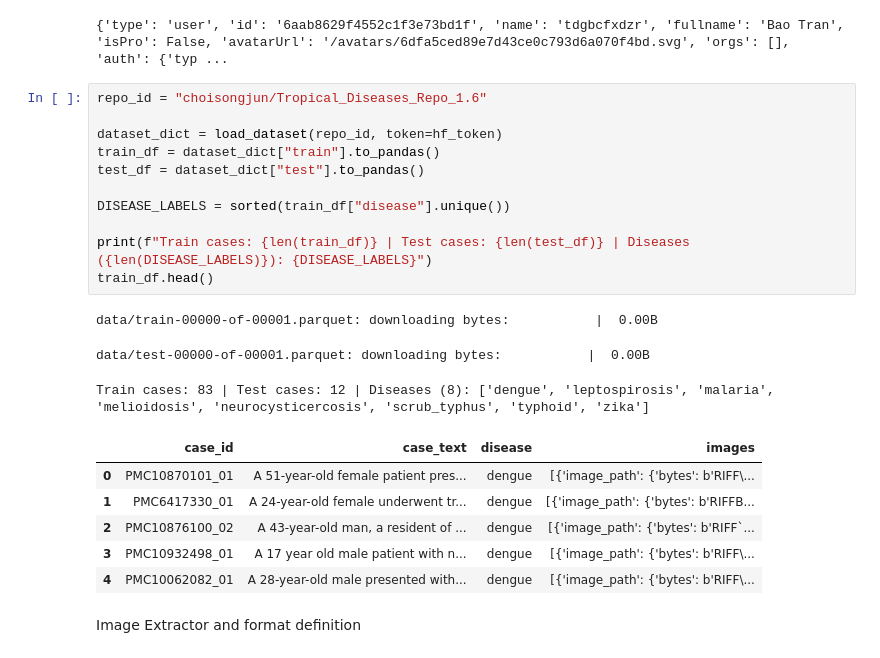
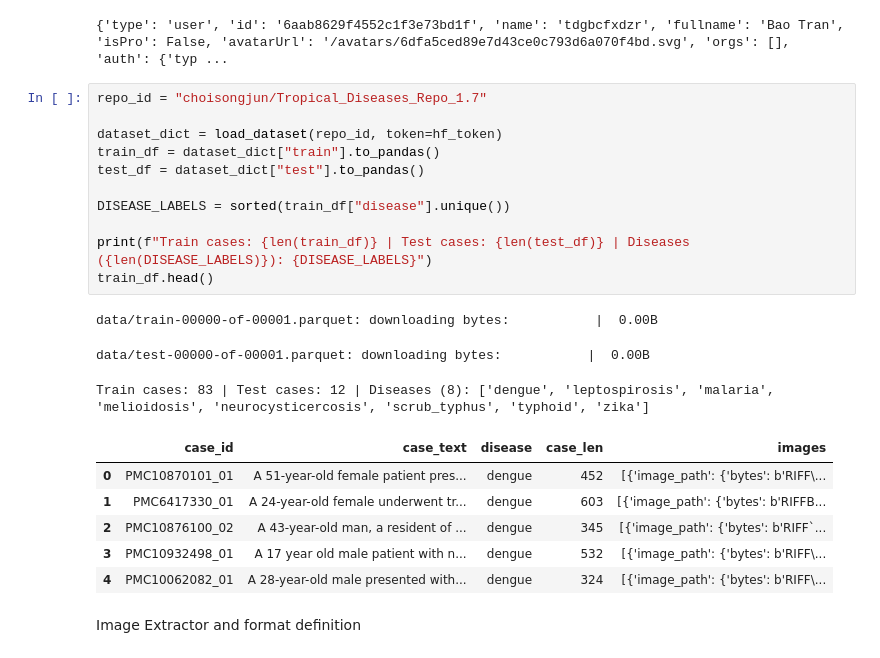
Before and after one commit to TranGiaHuan0102/VGU_WS26_ClinicalProject_BHTBH, a Jupyter notebook: Image_RAG.ipynb, the cells around one changed output. Drawn from its saved outputs; the diff is of its cells as text.

```diff
--- a/Image_RAG.ipynb
+++ b/Image_RAG.ipynb
@@ -32,26 +32,26 @@ print(whoami())
 # %% [output]
 {'type': 'user', 'id': '6aab8629f4552c1f3e73bd1f', 'name': 'tdgbcfxdzr', 'fullname': 'Bao Tran', 'isPro': False, 'avatarUrl': '/avatars/6dfa5ced89e7d43ce0c793d6a070f4bd.svg', 'orgs': [], 'auth': {'typ ...
 # %%
-repo_id = "choisongjun/Tropical_Diseases_Repo_1.6"
+repo_id = "choisongjun/Tropical_Diseases_Repo_1.7"
 
 dataset_dict = load_dataset(repo_id, token=hf_token)
 train_df = dataset_dict["train"].to_pandas()
 test_df = dataset_dict["test"].to_pandas()
 
 DISEASE_LABELS = sorted(train_df["disease"].unique())
 
 print(f"Train cases: {len(train_df)} | Test cases: {len(test_df)} | Diseases ({len(DISEASE_LABELS)}): {DISEASE_LABELS}")
 train_df.head()
 # %% [output]
 data/train-00000-of-00001.parquet: downloading bytes:           |  0.00B
 data/test-00000-of-00001.parquet: downloading bytes:           |  0.00B
 Train cases: 83 | Test cases: 12 | Diseases (8): ['dengue', 'leptospirosis', 'malaria', 'melioidosis', 'neurocysticercosis', 'scrub_typhus', 'typhoid', 'zika']
-|  | case_id | case_text | disease | images |
-| 0 | PMC10870101_01 | A 51-year-old female patient pres... | dengue | [{'image_path': {'bytes': b'RIFF\... |
-| 1 | PMC6417330_01 | A 24-year-old female underwent tr... | dengue | [{'image_path': {'bytes': b'RIFFB... |
-| 2 | PMC10876100_02 | A 43-year-old man, a resident of ... | dengue | [{'image_path': {'bytes': b'RIFF`... |
-| 3 | PMC10932498_01 | A 17 year old male patient with n... | dengue | [{'image_path': {'bytes': b'RIFF\... |
-| 4 | PMC10062082_01 | A 28-year-old male presented with... | dengue | [{'image_path': {'bytes': b'RIFF\... |
+|  | case_id | case_text | disease | case_len | images |
+| 0 | PMC10870101_01 | A 51-year-old female patient pres... | dengue | 452 | [{'image_path': {'bytes': b'RIFF\... |
+| 1 | PMC6417330_01 | A 24-year-old female underwent tr... | dengue | 603 | [{'image_path': {'bytes': b'RIFFB... |
+| 2 | PMC10876100_02 | A 43-year-old man, a resident of ... | dengue | 345 | [{'image_path': {'bytes': b'RIFF`... |
+| 3 | PMC10932498_01 | A 17 year old male patient with n... | dengue | 532 | [{'image_path': {'bytes': b'RIFF\... |
+| 4 | PMC10062082_01 | A 28-year-old male presented with... | dengue | 324 | [{'image_path': {'bytes': b'RIFF\... |
 # %% [markdown]
 Image Extractor and format definition
 # %%
```
Also changed, not shown: parts of 4 cells of this notebook.
